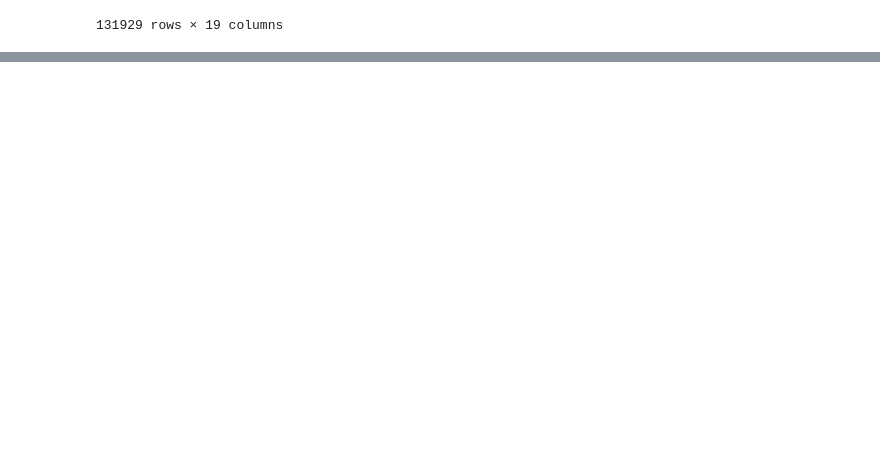
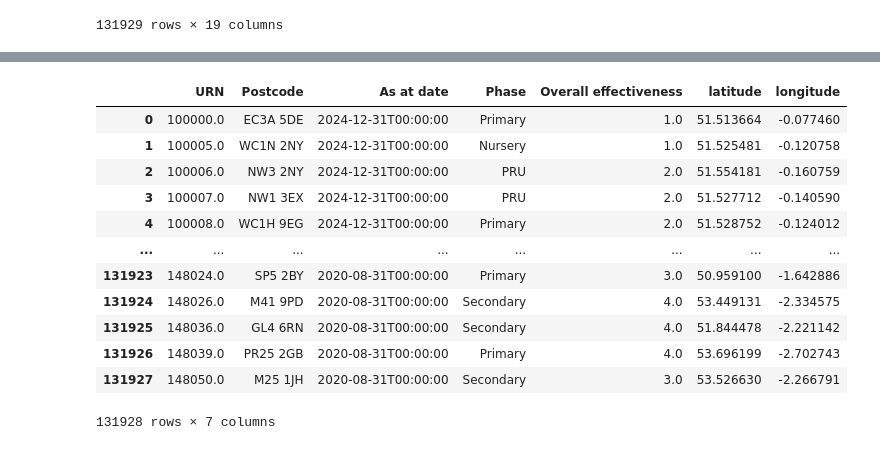
Before and after one commit to jonathanskuy/london-property-price-prediction, a Jupyter notebook: notebooks/feature_engineering.ipynb, the cells around one changed output, grey strips where cells are left out. Saved outputs shown, nothing was run; the diff lists cells and outputs as text; code cells hidden in the pictures; blank space fills up the shorter version.

```diff
--- a/notebooks/feature_engineering.ipynb
+++ b/notebooks/feature_engineering.ipynb
@@ -344,0 +489,7 @@ df_property
+# %%
+df_schools['URN'][0] = 100000
+df_schools['As at date'][0] = '2024-12-31T00:00:00'
+df_schools['Phase'][0] = 'Primary'
+df_schools['Overall effectiveness'][0] = 1
+
+df_schools
@@ -344,0 +527,18 @@ df_property
+# %%
+df_schools = df_schools.drop(columns=['postcode'])
+
+df_schools
+# %% [output]
+|  | URN | Postcode | As at date | Phase | Overall effectiveness | latitude | longitude |
+| 0 | 100000.0 | EC3A 5DE | 2024-12-31T00:00:00 | Primary | 1.0 | 51.513664 | -0.077460 |
+| 1 | 100005.0 | WC1N 2NY | 2024-12-31T00:00:00 | Nursery | 1.0 | 51.525481 | -0.120758 |
+| 2 | 100006.0 | NW3 2NY | 2024-12-31T00:00:00 | PRU | 2.0 | 51.554181 | -0.160759 |
+| 3 | 100007.0 | NW1 3EX | 2024-12-31T00:00:00 | PRU | 2.0 | 51.527712 | -0.140590 |
+| 4 | 100008.0 | WC1H 9EG | 2024-12-31T00:00:00 | Primary | 2.0 | 51.528752 | -0.124012 |
+| ... | ... | ... | ... | ... | ... | ... | ... |
+| 131923 | 148024.0 | SP5 2BY | 2020-08-31T00:00:00 | Primary | 3.0 | 50.959100 | -1.642886 |
+| 131924 | 148026.0 | M41 9PD | 2020-08-31T00:00:00 | Secondary | 4.0 | 53.449131 | -2.334575 |
+| 131925 | 148036.0 | GL4 6RN | 2020-08-31T00:00:00 | Secondary | 4.0 | 51.844478 | -2.221142 |
+| 131926 | 148039.0 | PR25 2GB | 2020-08-31T00:00:00 | Primary | 4.0 | 53.696199 | -2.702743 |
+| 131927 | 148050.0 | M25 1JH | 2020-08-31T00:00:00 | Secondary | 3.0 | 53.526630 | -2.266791 |
+131928 rows × 7 columns
```
Also changed, not shown: parts of 14 cells of this notebook, 1 other file.
